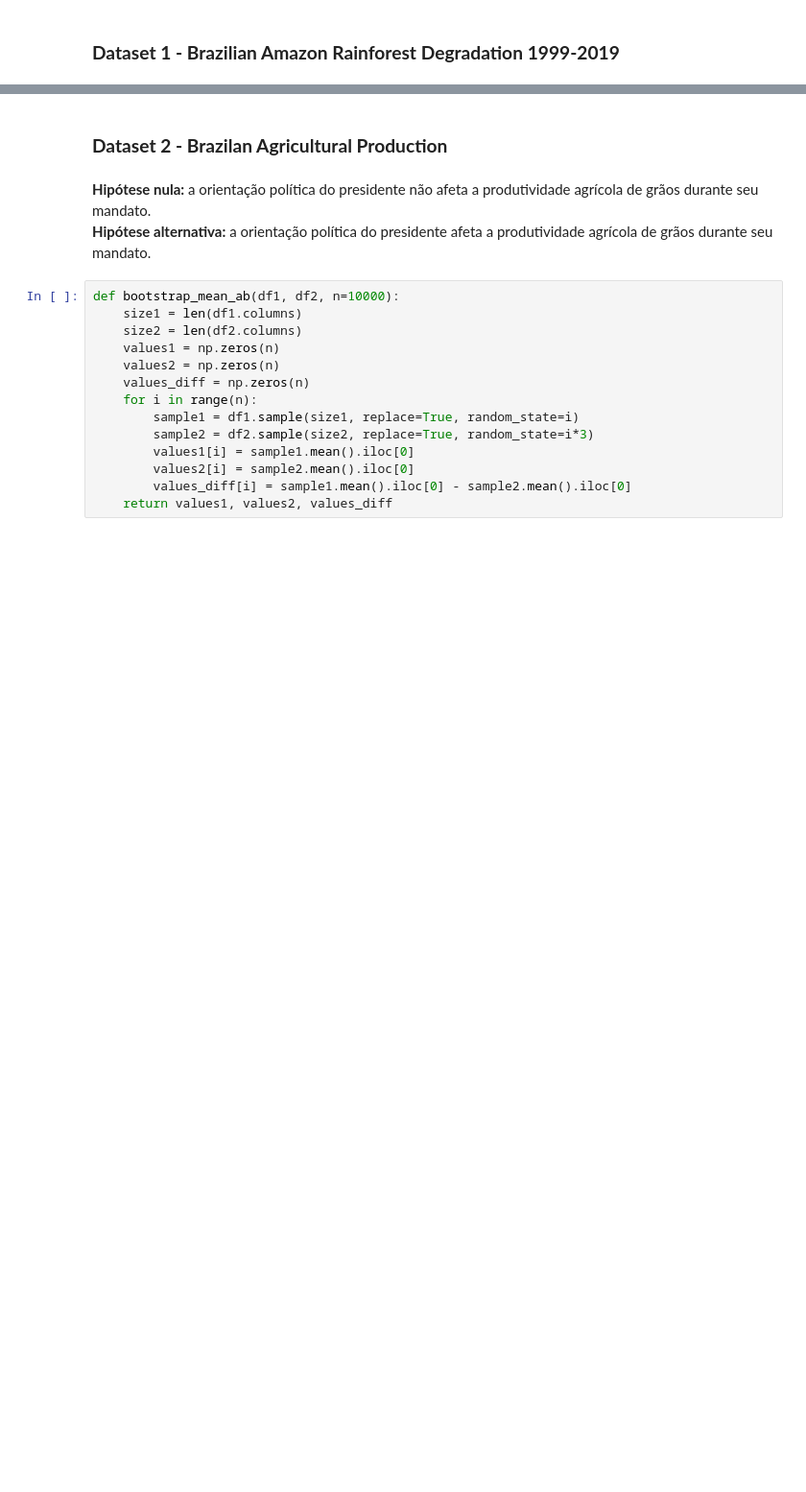
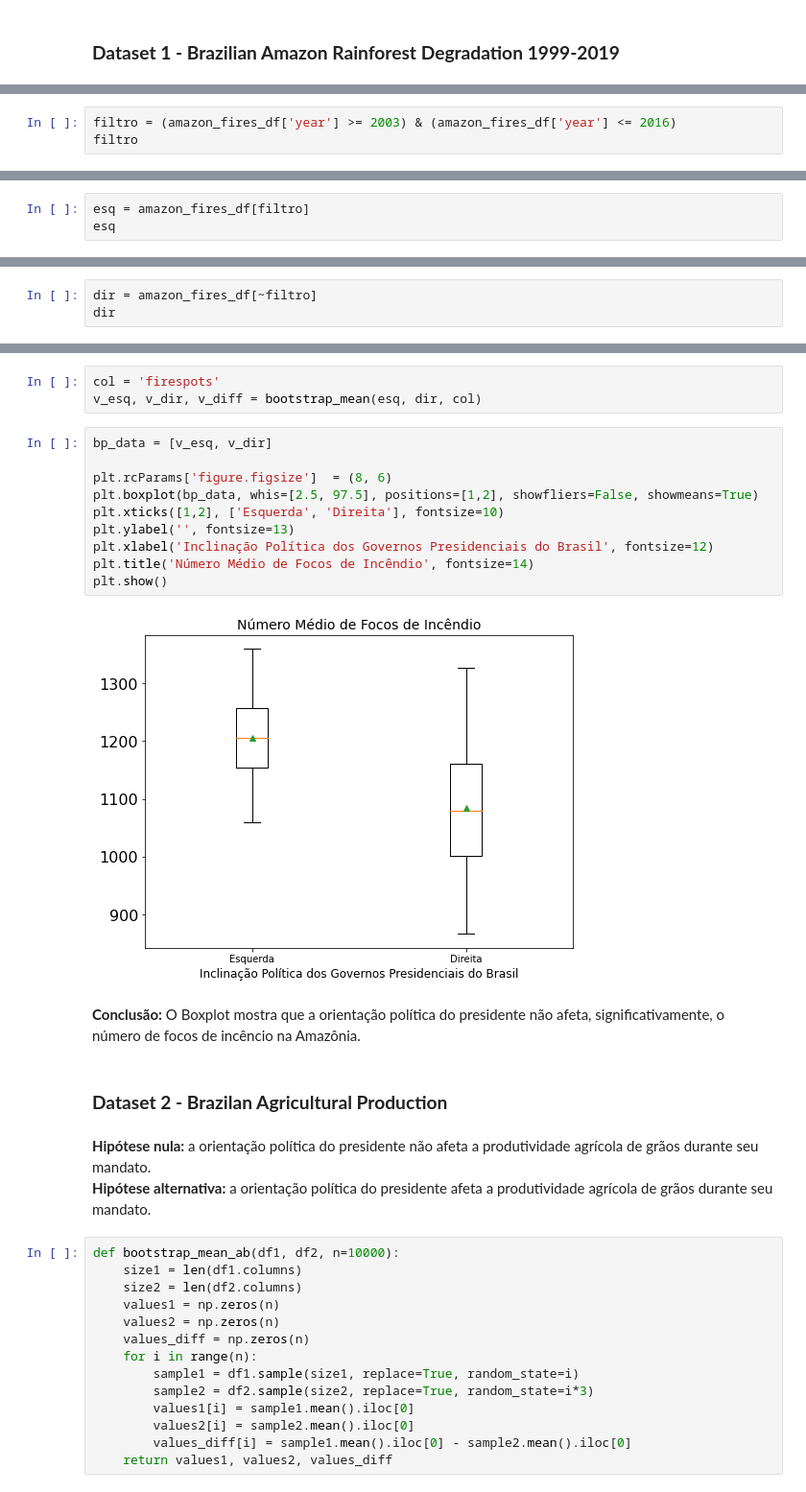
Before and after one commit to thiagomrs/icd2021projetoFinal, a Jupyter notebook: Relatorio.ipynb, the cells around one changed output, grey strips where cells are left out. Shown at 96% size. Drawn from its saved outputs; the diff is of its cells as text; blank space fills up the shorter version.

```diff
--- a/Relatorio.ipynb
+++ b/Relatorio.ipynb
@@ -348,0 +465,3 @@ plt.legend(bbox_to_anchor=(1,1))
+# %%
+filtro = (amazon_fires_df['year'] >= 2003) & (amazon_fires_df['year'] <= 2016)
+filtro
@@ -348,0 +481,3 @@ plt.legend(bbox_to_anchor=(1,1))
+# %%
+esq = amazon_fires_df[filtro]
+esq
@@ -348,0 +498,3 @@ plt.legend(bbox_to_anchor=(1,1))
+# %%
+dir = amazon_fires_df[~filtro]
+dir
@@ -349,3 +515,20 @@ plt.legend(bbox_to_anchor=(1,1))
+# %%
+col = 'firespots'
+v_esq, v_dir, v_diff = bootstrap_mean(esq, dir, col)
+# %%
+bp_data = [v_esq, v_dir]
+
+plt.rcParams['figure.figsize']  = (8, 6)
+plt.boxplot(bp_data, whis=[2.5, 97.5], positions=[1,2], showfliers=False, showmeans=True)
+plt.xticks([1,2], ['Esquerda', 'Direita'], fontsize=10)
+plt.ylabel('', fontsize=13)
+plt.xlabel('Inclinação Política dos Governos Presidenciais do Brasil', fontsize=12)
+plt.title('Número Médio de Focos de Incêndio', fontsize=14)
+plt.show()
+# %% [output]
+[figure, added]
+# %% [markdown]
+**Conclusão:** O Boxplot mostra que a orientação política do presidente não afeta, significativamente, o número de focos de incêncio na Amazônia.
 # %% [markdown]
 ### **Dataset 2  - Brazilan Agricultural Production**
 # %% [markdown]
```
Also changed, not shown: parts of 46 cells of this notebook.
